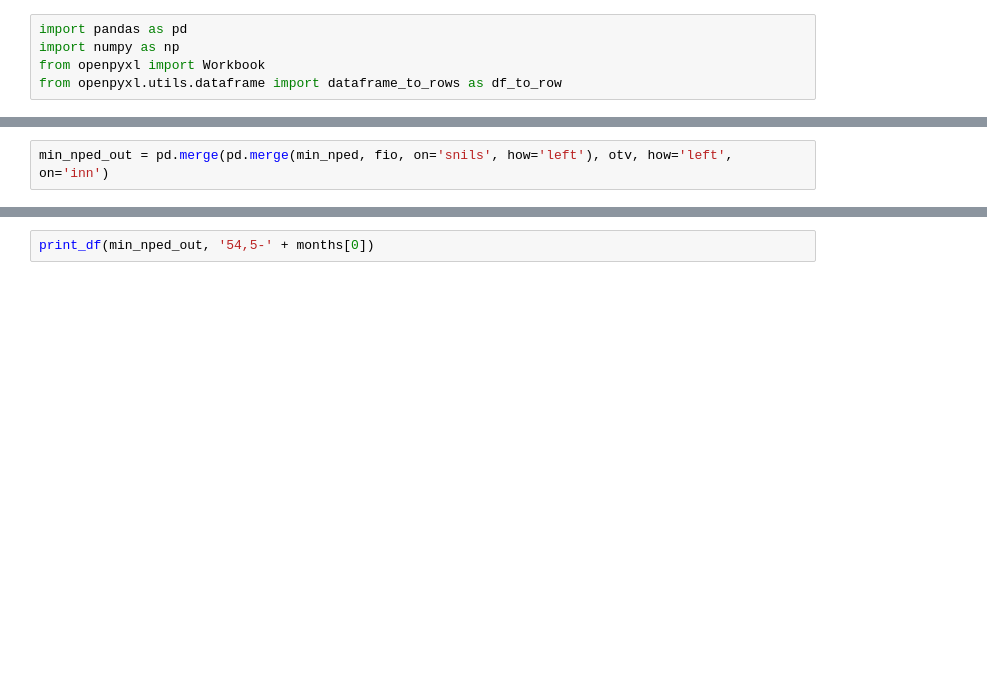
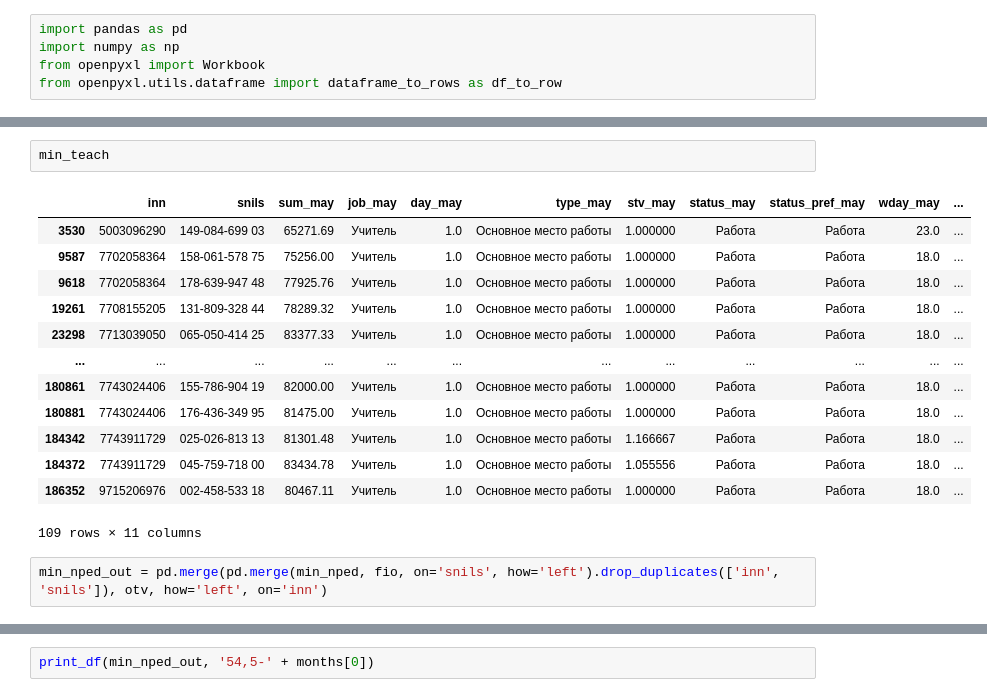
Before and after one commit to Mr-Maxraw/cfo-parser, a Jupyter notebook: counting/84_54_min.ipynb, the cells around one changed output, grey strips where cells are left out. Cells and saved outputs as stored; diff of their text form; blank space fills up the shorter version.

```diff
--- a/counting/84_54_min.ipynb
+++ b/counting/84_54_min.ipynb
@@ -56,5 +53,21 @@ min_nped
+# %%
+min_teach
+# %% [output]
+|  | inn | snils | sum_may | job_may | day_may | type_may | stv_may | status_may | status_pref_may | wday_may | ... |
+| 3530 | 5003096290 | 149-084-699 03 | 65271.69 | Учитель | 1.0 | Основное место работы | 1.000000 | Работа | Работа | 23.0 | ... |
+| 9587 | 7702058364 | 158-061-578 75 | 75256.00 | Учитель | 1.0 | Основное место работы | 1.000000 | Работа | Работа | 18.0 | ... |
+| 9618 | 7702058364 | 178-639-947 48 | 77925.76 | Учитель | 1.0 | Основное место работы | 1.000000 | Работа | Работа | 18.0 | ... |
+| 19261 | 7708155205 | 131-809-328 44 | 78289.32 | Учитель | 1.0 | Основное место работы | 1.000000 | Работа | Работа | 18.0 | ... |
+| 23298 | 7713039050 | 065-050-414 25 | 83377.33 | Учитель | 1.0 | Основное место работы | 1.000000 | Работа | Работа | 18.0 | ... |
+| ... | ... | ... | ... | ... | ... | ... | ... | ... | ... | ... | ... |
+| 180861 | 7743024406 | 155-786-904 19 | 82000.00 | Учитель | 1.0 | Основное место работы | 1.000000 | Работа | Работа | 18.0 | ... |
+| 180881 | 7743024406 | 176-436-349 95 | 81475.00 | Учитель | 1.0 | Основное место работы | 1.000000 | Работа | Работа | 18.0 | ... |
+| 184342 | 7743911729 | 025-026-813 13 | 81301.48 | Учитель | 1.0 | Основное место работы | 1.166667 | Работа | Работа | 18.0 | ... |
+| 184372 | 7743911729 | 045-759-718 00 | 83434.78 | Учитель | 1.0 | Основное место работы | 1.055556 | Работа | Работа | 18.0 | ... |
+| 186352 | 9715206976 | 002-458-533 18 | 80467.11 | Учитель | 1.0 | Основное место работы | 1.000000 | Работа | Работа | 18.0 | ... |
+109 rows × 11 columns
 # %%
-min_nped_out = pd.merge(pd.merge(min_nped, fio, on='snils', how='left'), otv, how='left', on='inn')
+min_nped_out = pd.merge(pd.merge(min_nped, fio, on='snils', how='left').drop_duplicates(['inn', 'snils']), otv, how='left', on='inn')
 # %%
 min_nped_out
 # %% [output]
```
Also changed, not shown: parts of 18 cells of this notebook.
